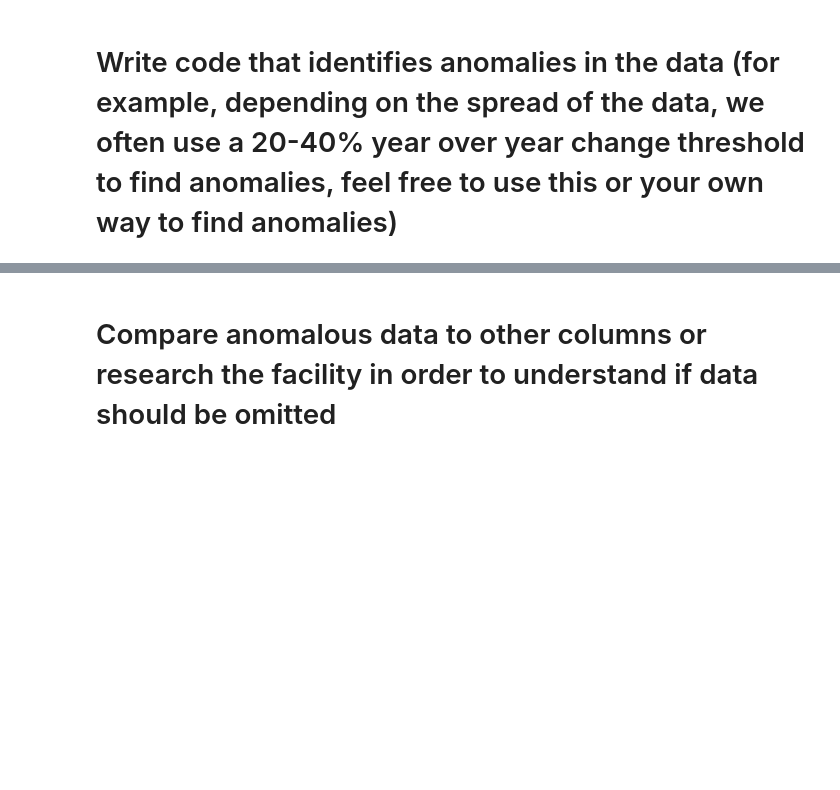
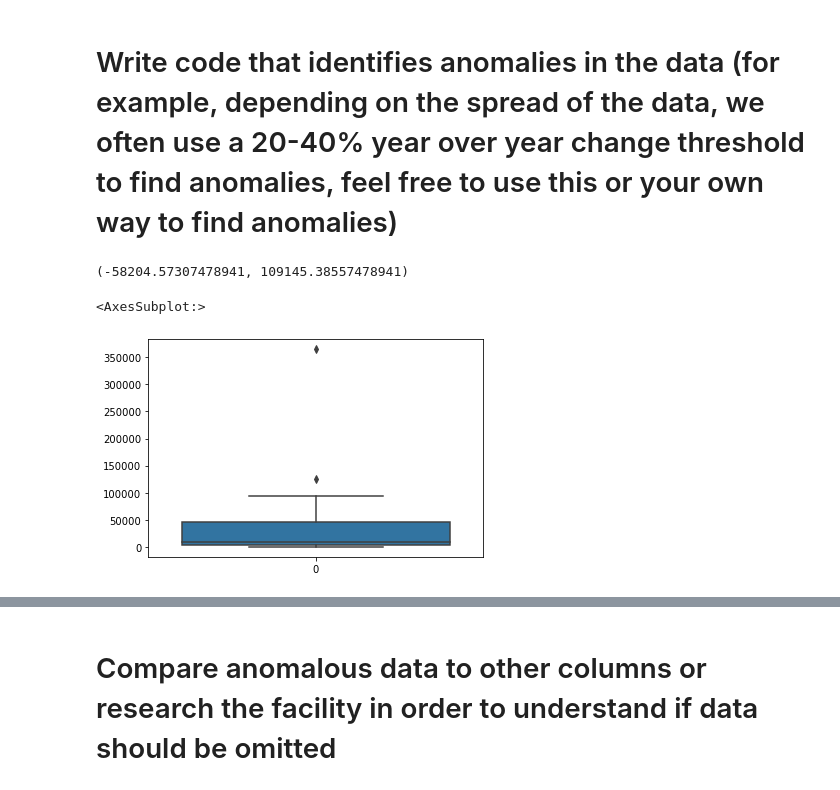
Before and after one commit to albertyusun/VeraInterview, a Jupyter notebook: clean.ipynb, the cells around one changed output, grey strips where cells are left out. Drawn from its saved outputs; the diff is of its cells as text; code cells hidden in the pictures; blank space fills up the shorter version.

```diff
--- a/clean.ipynb
+++ b/clean.ipynb
@@ -84,2 +109,24 @@ df.pivot(index='year',
 # %% [markdown]
 # Write code that identifies anomalies in the data (for example, depending on the spread of the data, we often use a 20-40% year over year change threshold to find anomalies, feel free to use this or your own way to find anomalies)
+# %%
+def find_bounds(data):
+    """
+    Based on a distribution, return upper and lower bounds (3 standard deviations from the mean or more).
+    """
+    anomalies = []
+
+    mean = data.mean()
+    std = data.std()
+
+    lower_limit = mean - 2 * std
+    upper_limit = mean + 2 * std
+
+    return lower_limit, upper_limit
+
+print(find_bounds(df['admissions_year']))
+
+sns.boxplot(data=df['admissions_year'])
+# %% [output]
+(-58204.57307478941, 109145.38557478941)
+<AxesSubplot:>
+[figure, added]
```
Also changed, not shown: parts of 11 cells of this notebook, 1 other file.
